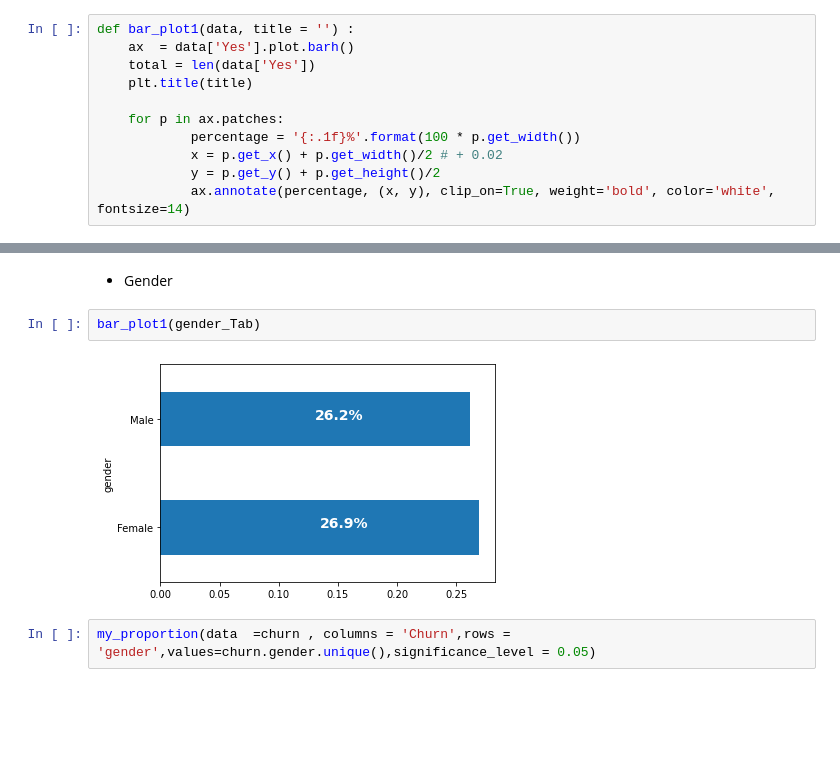
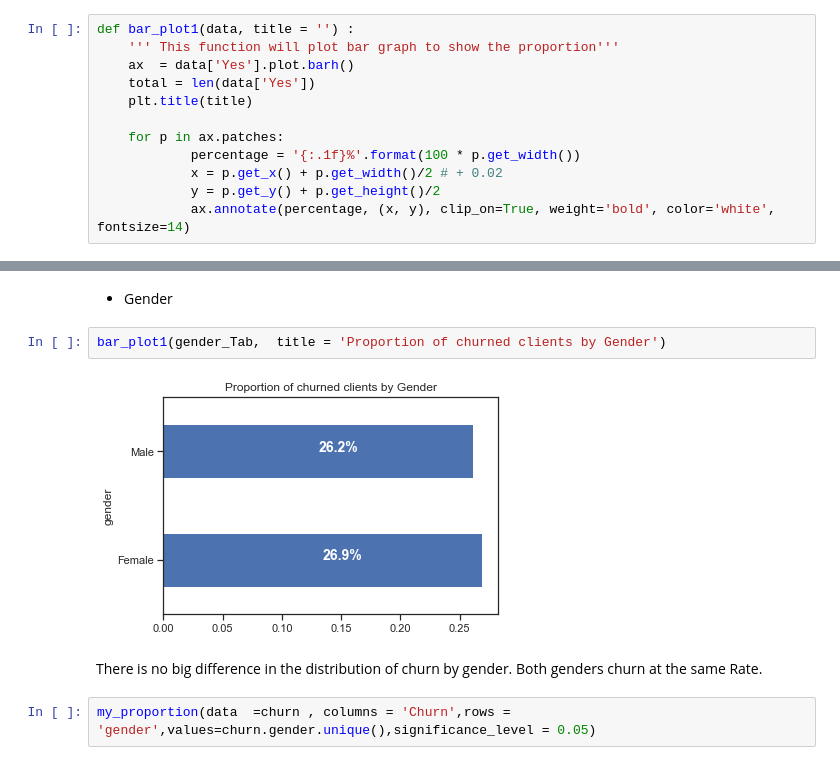
Before and after one commit to VIP509/Churn-Analysis-BA, a Jupyter notebook: ChurnAnalysis.ipynb, the cells around one changed output, grey strips where cells are left out. Cells and saved outputs as stored; diff of their text form; blank space fills up the shorter version.

```diff
--- a/ChurnAnalysis.ipynb
+++ b/ChurnAnalysis.ipynb
@@ -147,6 +151,7 @@ churn[churn['Churn'] == 'Yes'].describe()
 First , we will create functions to complete repetitive task.
 # %%
 def bar_plot1(data, title = '') :
+    ''' This function will plot bar graph to show the proportion'''
     ax  = data['Yes'].plot.barh()
     total = len(data['Yes'])
     plt.title(title)
@@ -230,10 +239,12 @@ Security_tab  = pd.crosstab(churn['OnlineSecurity'],churn.Churn, values = churn.
 ### Explaining Churn by Gender and Age Category
 # %% [markdown]
 * Gender
-# %%
-bar_plot1(gender_Tab)
-# %% [output]
-[figure, removed]
+# %%
+bar_plot1(gender_Tab,  title = 'Proportion of churned clients by Gender')
+# %% [output]
+[figure, added]
+# %% [markdown]
+There is no big difference in the distribution of churn by gender. Both genders churn at the same Rate.
 # %%
 my_proportion(data  =churn , columns = 'Churn',rows = 'gender',values=churn.gender.unique(),significance_level = 0.05)
 # %% [output]
```
Also changed, not shown: parts of 39 cells of this notebook, 3 other files.
